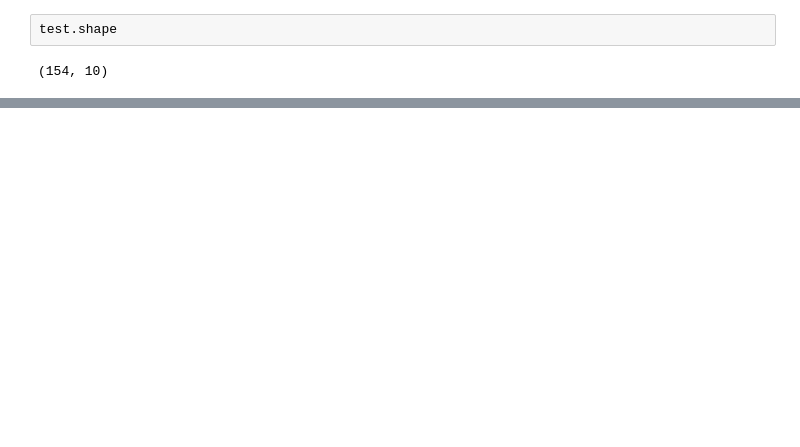
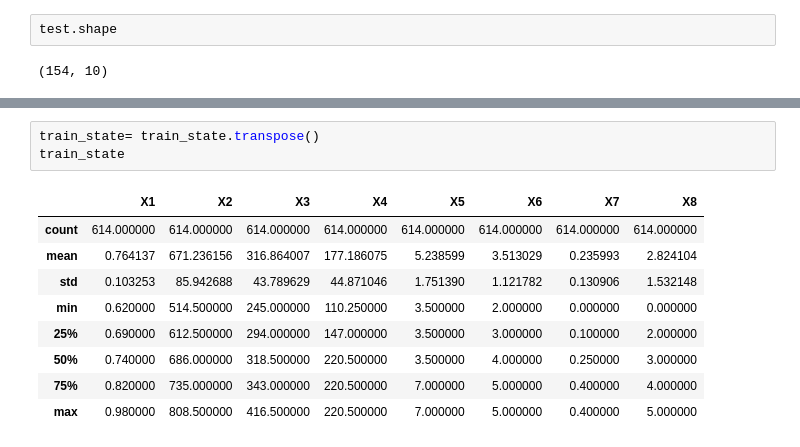
Before and after one commit to sftSalman/tensoflowMaster, a Jupyter notebook: mulitiOutput_tensroflow.ipynb, the cells around one changed output, grey strips where cells are left out. Saved outputs shown, nothing was run; the diff lists cells and outputs as text; blank space fills up the shorter version.

```diff
--- a/mulitiOutput_tensroflow.ipynb
+++ b/mulitiOutput_tensroflow.ipynb
@@ -129,2 +129,15 @@ min       10.900000
 max       48.030000
 Name: Y2, dtype: float64
+# %%
+train_state= train_state.transpose()
+train_state
+# %% [output]
+|  | X1 | X2 | X3 | X4 | X5 | X6 | X7 | X8 |
+| count | 614.000000 | 614.000000 | 614.000000 | 614.000000 | 614.000000 | 614.000000 | 614.000000 | 614.000000 |
+| mean | 0.764137 | 671.236156 | 316.864007 | 177.186075 | 5.238599 | 3.513029 | 0.235993 | 2.824104 |
+| std | 0.103253 | 85.942688 | 43.789629 | 44.871046 | 1.751390 | 1.121782 | 0.130906 | 1.532148 |
+| min | 0.620000 | 514.500000 | 245.000000 | 110.250000 | 3.500000 | 2.000000 | 0.000000 | 0.000000 |
+| 25% | 0.690000 | 612.500000 | 294.000000 | 147.000000 | 3.500000 | 3.000000 | 0.100000 | 2.000000 |
+| 50% | 0.740000 | 686.000000 | 318.500000 | 220.500000 | 3.500000 | 4.000000 | 0.250000 | 3.000000 |
+| 75% | 0.820000 | 735.000000 | 343.000000 | 220.500000 | 7.000000 | 5.000000 | 0.400000 | 4.000000 |
+| max | 0.980000 | 808.500000 | 416.500000 | 220.500000 | 7.000000 | 5.000000 | 0.400000 | 5.000000 |
```
Also changed, not shown: parts of 7 cells of this notebook.
